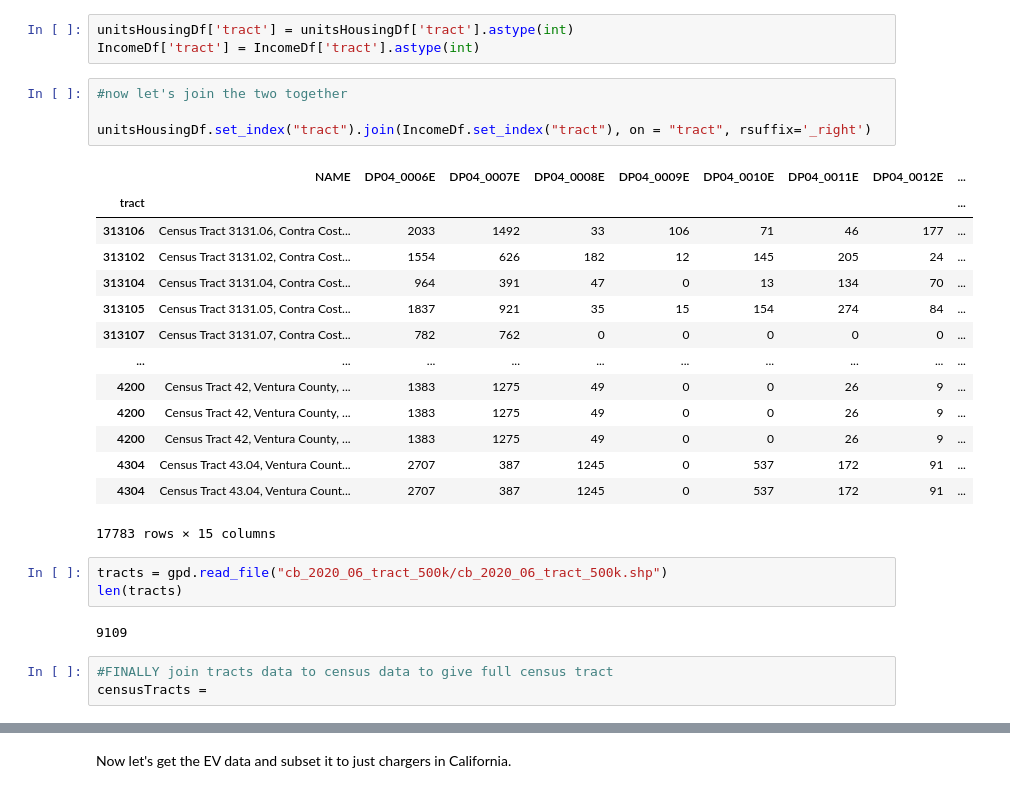
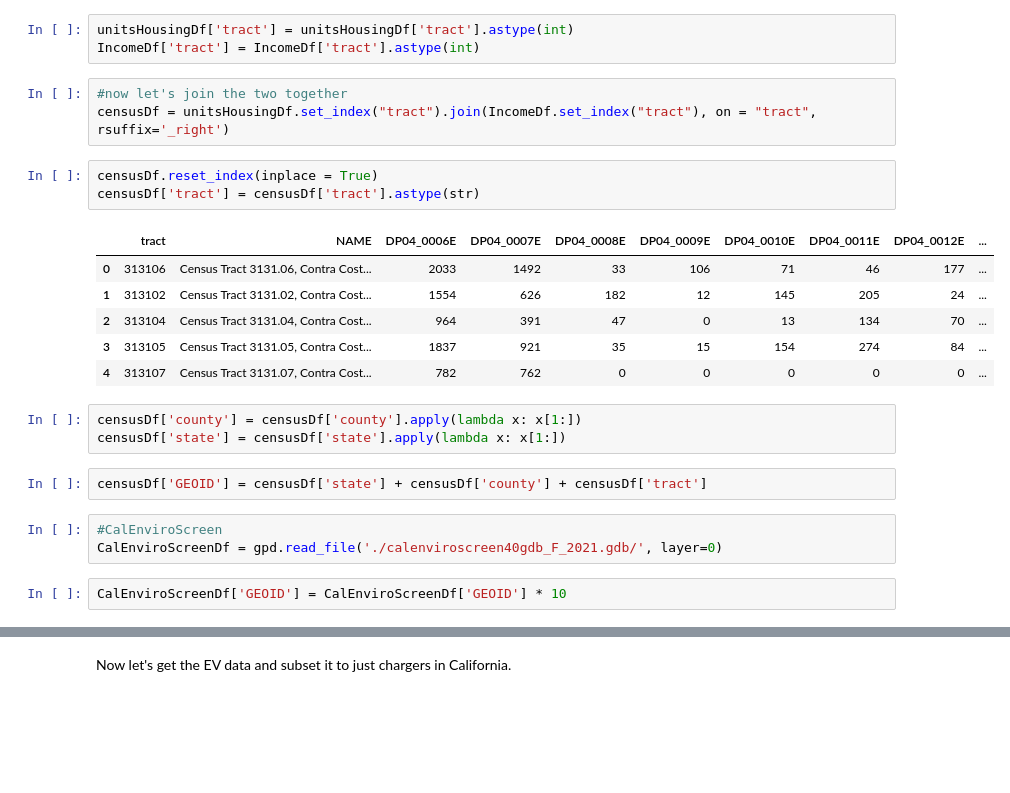
Before and after one commit to opheliasin/ev-charger-sales, a Jupyter notebook: EV.ipynb, the cells around one changed output, grey strips where cells are left out. Drawn from its saved outputs; the diff is of its cells as text; blank space fills up the shorter version.

Commit message:
added calenviroscreen data

```diff
--- a/EV.ipynb
+++ b/EV.ipynb
@@ -84,28 +76,24 @@ unitsHousingDf['tract'] = unitsHousingDf['tract'].astype(int)
 IncomeDf['tract'] = IncomeDf['tract'].astype(int)
 # %%
 #now let's join the two together
-
-unitsHousingDf.set_index("tract").join(IncomeDf.set_index("tract"), on = "tract", rsuffix='_right')
+censusDf = unitsHousingDf.set_index("tract").join(IncomeDf.set_index("tract"), on = "tract", rsuffix='_right')
-# %% [output]
-|  | NAME | DP04_0006E | DP04_0007E | DP04_0008E | DP04_0009E | DP04_0010E | DP04_0011E | DP04_0012E | ... |
-| tract |  |  |  |  |  |  |  |  | ... |
-| 313106 | Census Tract 3131.06, Contra Cost... | 2033 | 1492 | 33 | 106 | 71 | 46 | 177 | ... |
-| 313102 | Census Tract 3131.02, Contra Cost... | 1554 | 626 | 182 | 12 | 145 | 205 | 24 | ... |
-| 313104 | Census Tract 3131.04, Contra Cost... | 964 | 391 | 47 | 0 | 13 | 134 | 70 | ... |
-| 313105 | Census Tract 3131.05, Contra Cost... | 1837 | 921 | 35 | 15 | 154 | 274 | 84 | ... |
-| 313107 | Census Tract 3131.07, Contra Cost... | 782 | 762 | 0 | 0 | 0 | 0 | 0 | ... |
-| ... | ... | ... | ... | ... | ... | ... | ... | ... | ... |
-| 4200 | Census Tract 42, Ventura County, ... | 1383 | 1275 | 49 | 0 | 0 | 26 | 9 | ... |
-| 4200 | Census Tract 42, Ventura County, ... | 1383 | 1275 | 49 | 0 | 0 | 26 | 9 | ... |
-| 4200 | Census Tract 42, Ventura County, ... | 1383 | 1275 | 49 | 0 | 0 | 26 | 9 | ... |
-| 4304 | Census Tract 43.04, Ventura Count... | 2707 | 387 | 1245 | 0 | 537 | 172 | 91 | ... |
-| 4304 | Census Tract 43.04, Ventura Count... | 2707 | 387 | 1245 | 0 | 537 | 172 | 91 | ... |
-17783 rows × 15 columns
+# %%
+censusDf.reset_index(inplace = True)
+censusDf['tract'] = censusDf['tract'].astype(str)
+# %% [output]
+|  | tract | NAME | DP04_0006E | DP04_0007E | DP04_0008E | DP04_0009E | DP04_0010E | DP04_0011E | DP04_0012E | ... |
+| 0 | 313106 | Census Tract 3131.06, Contra Cost... | 2033 | 1492 | 33 | 106 | 71 | 46 | 177 | ... |
+| 1 | 313102 | Census Tract 3131.02, Contra Cost... | 1554 | 626 | 182 | 12 | 145 | 205 | 24 | ... |
+| 2 | 313104 | Census Tract 3131.04, Contra Cost... | 964 | 391 | 47 | 0 | 13 | 134 | 70 | ... |
+| 3 | 313105 | Census Tract 3131.05, Contra Cost... | 1837 | 921 | 35 | 15 | 154 | 274 | 84 | ... |
+| 4 | 313107 | Census Tract 3131.07, Contra Cost... | 782 | 762 | 0 | 0 | 0 | 0 | 0 | ... |
+# %%
+censusDf['county'] = censusDf['county'].apply(lambda x: x[1:])
+censusDf['state'] = censusDf['state'].apply(lambda x: x[1:])
+# %%
+censusDf['GEOID'] = censusDf['state'] + censusDf['county'] + censusDf['tract']
 # %%
-tracts = gpd.read_file("cb_2020_06_tract_500k/cb_2020_06_tract_500k.shp")
-len(tracts)
+#CalEnviroScreen
+CalEnviroScreenDf = gpd.read_file('./calenviroscreen40gdb_F_2021.gdb/', layer=0)
-# %% [output]
-9109
-# %%
-#FINALLY join tracts data to census data to give full census tract
-censusTracts =
+# %%
+CalEnviroScreenDf['GEOID'] = CalEnviroScreenDf['GEOID'] * 10
```
Also changed, not shown: parts of 6 cells of this notebook, 47 other files.
